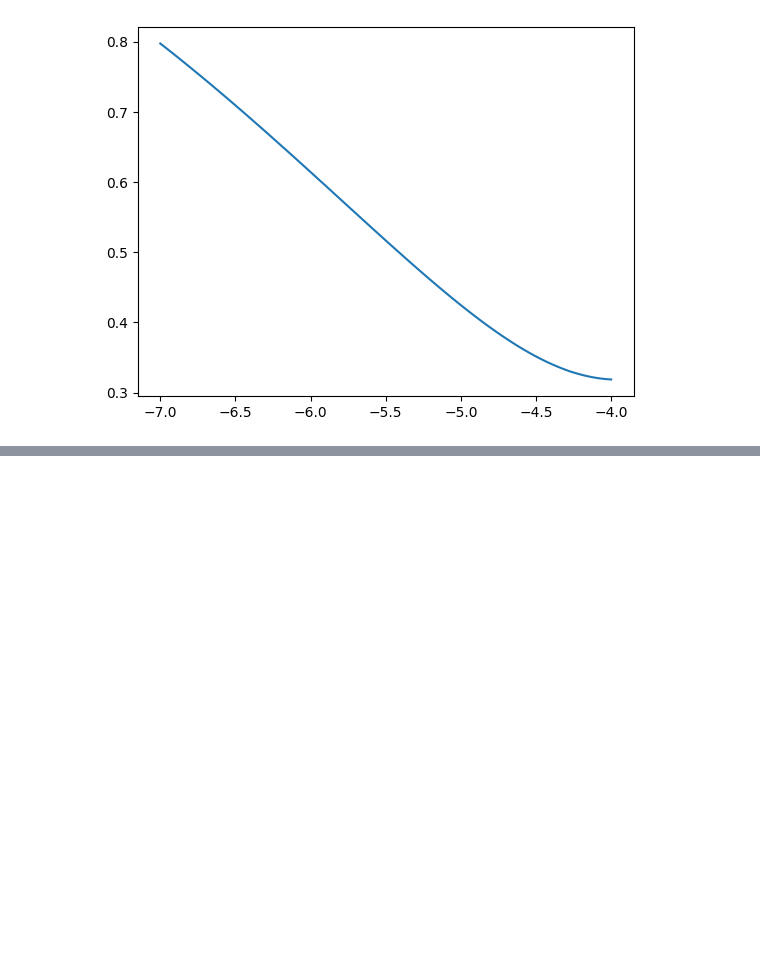
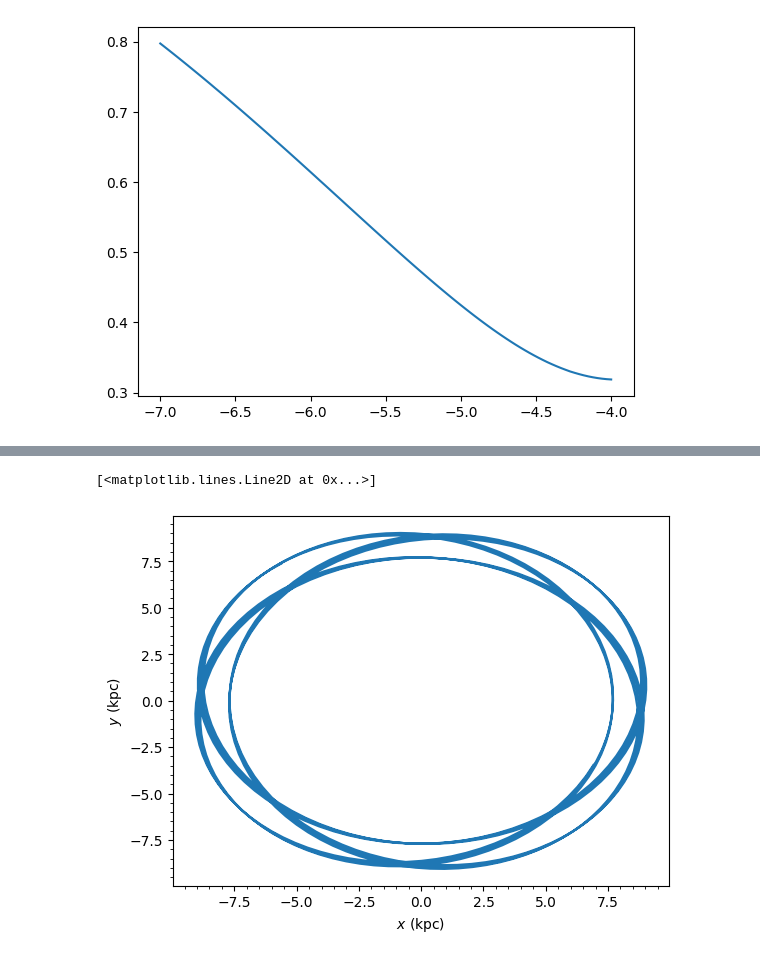
Before and after one commit to RSPicken2/stellar-streams, a Jupyter notebook: InitalConditionsFinder.ipynb, the cells around one changed output, grey strips where cells are left out. Cells and saved outputs as stored; diff of their text form; code cells hidden in the pictures; blank space fills up the shorter version.

```diff
--- a/InitalConditionsFinder.ipynb
+++ b/InitalConditionsFinder.ipynb
@@ -105,0 +124,16 @@ plt.show()
+# %%
+hyades_old = SkyCoord(
+    x = 5.605 * u.kpc,
+    y = 7.382 * u.kpc,
+    z = -0.045 * u.kpc,
+    v_x = 163.8 * u.km / u.s,
+    v_y = -114.0* u.km / u.s,
+    v_z = 3.4* u.km / u.s,
+    frame=Galactocentric()
+)
+o = Orbit(hyades_old)
+o.integrate(MWPotential2014)
+o.plot(d1="x", d2="y")
+# %% [output]
+[<matplotlib.lines.Line2D at 0x...>]
+[figure, added]
```
Also changed, not shown: parts of 2 cells of this notebook.
